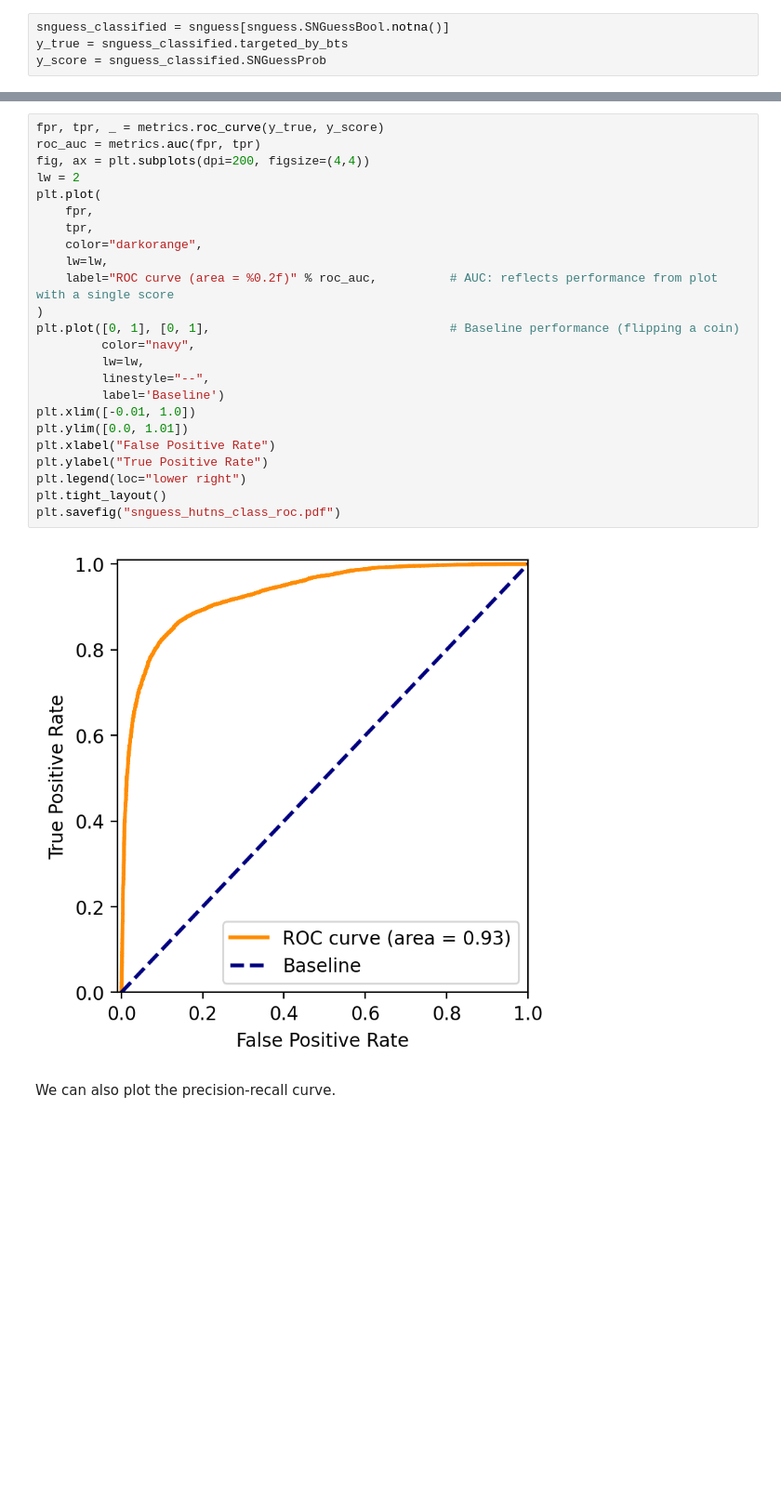
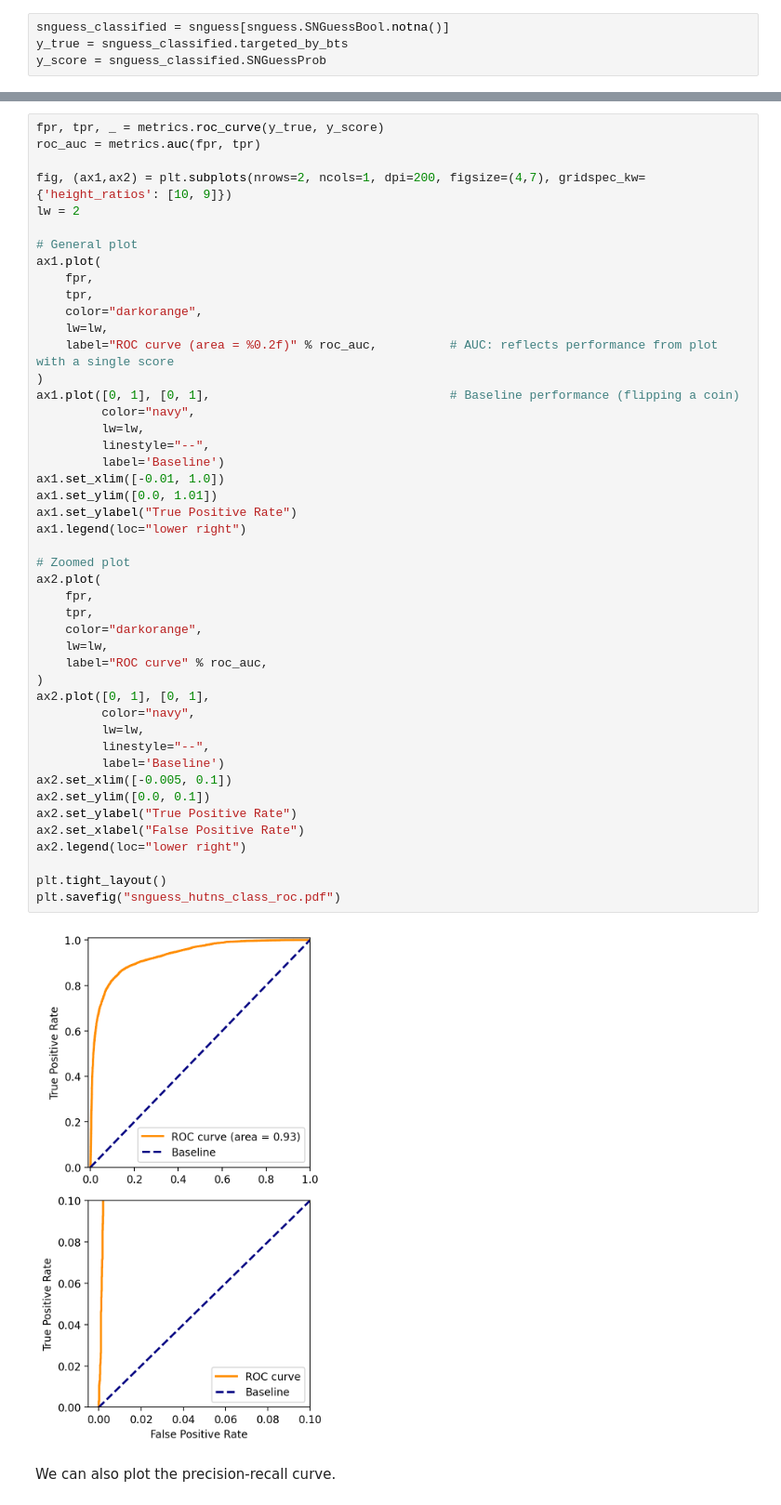
Before and after one commit to nmiranda/SNGuess, a Jupyter notebook: notebooks/snguess_results.ipynb, the cells around one changed output, grey strips where cells are left out. Shown at 93% size. Saved outputs shown, nothing was run; the diff lists cells and outputs as text; blank space fills up the shorter version.

Commit message:
Modified ROC curve plot to also display a zoomed version

```diff
--- a/notebooks/snguess_results.ipynb
+++ b/notebooks/snguess_results.ipynb
@@ -221,29 +223,51 @@ Without setting a fixed classification threshold score, we can plot the ROC and
 # %%
 fpr, tpr, _ = metrics.roc_curve(y_true, y_score)
 roc_auc = metrics.auc(fpr, tpr)
-fig, ax = plt.subplots(dpi=200, figsize=(4,4))
+
+fig, (ax1,ax2) = plt.subplots(nrows=2, ncols=1, dpi=200, figsize=(4,7), gridspec_kw={'height_ratios': [10, 9]})
 lw = 2
-plt.plot(
+
+# General plot
+ax1.plot(
     fpr,
     tpr,
     color="darkorange",
     lw=lw,
     label="ROC curve (area = %0.2f)" % roc_auc,          # AUC: reflects performance from plot with a single score
 )
-plt.plot([0, 1], [0, 1],                                 # Baseline performance (flipping a coin)
+ax1.plot([0, 1], [0, 1],                                 # Baseline performance (flipping a coin)
          color="navy",
          lw=lw,
          linestyle="--",
          label='Baseline')
-plt.xlim([-0.01, 1.0])
-plt.ylim([0.0, 1.01])
-plt.xlabel("False Positive Rate")
-plt.ylabel("True Positive Rate")
-plt.legend(loc="lower right")
+ax1.set_xlim([-0.01, 1.0])
+ax1.set_ylim([0.0, 1.01])
+ax1.set_ylabel("True Positive Rate")
+ax1.legend(loc="lower right")
+
+# Zoomed plot
+ax2.plot(
+    fpr,
+    tpr,
+    color="darkorange",
+    lw=lw,
+    label="ROC curve" % roc_auc,
+)
+ax2.plot([0, 1], [0, 1],
+         color="navy",
+         lw=lw,
+         linestyle="--",
+         label='Baseline')
+ax2.set_xlim([-0.005, 0.1])
+ax2.set_ylim([0.0, 0.1])
+ax2.set_ylabel("True Positive Rate")
+ax2.set_xlabel("False Positive Rate")
+ax2.legend(loc="lower right")
+
 plt.tight_layout()
 plt.savefig("snguess_hutns_class_roc.pdf")
 # %% [output]
-[figure, old version]
+[figure, new version]
 # %% [markdown]
 We can also plot the precision-recall curve.
 # %%
```
Also changed, not shown: parts of 5 cells of this notebook.
